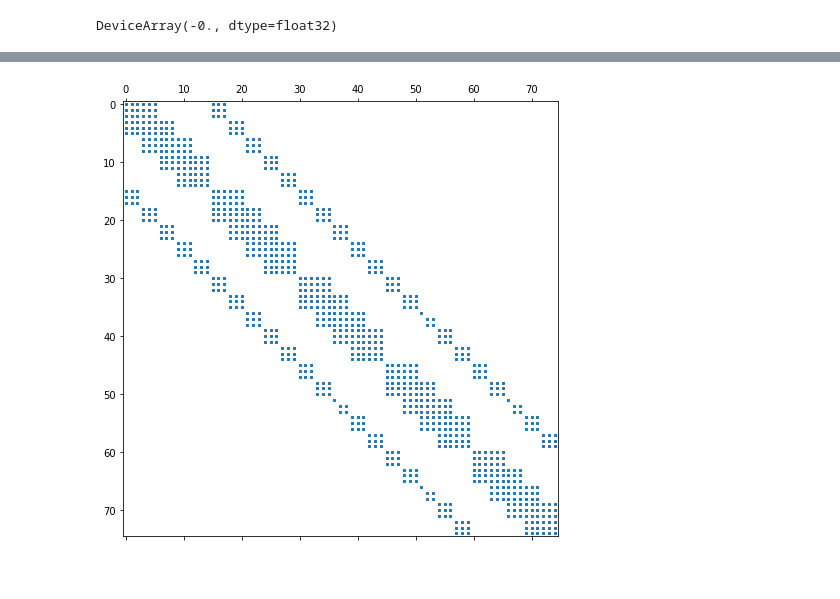
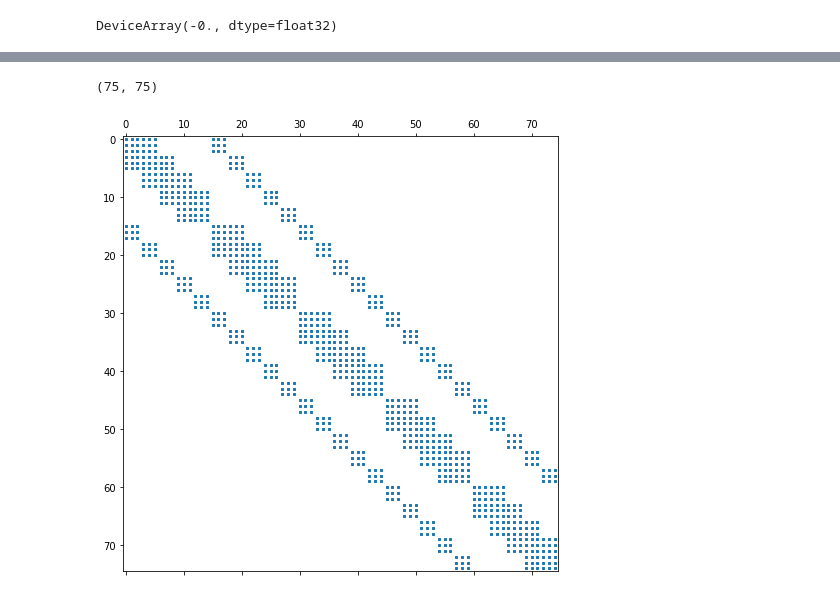
Before and after one commit to Victorlouisdg/simulators, a Jupyter notebook: jax_implicit_cloth.ipynb, the cells around one changed output, grey strips where cells are left out. Cells and saved outputs as stored; diff of their text form; code cells hidden in the pictures.

Commit message:
Cleaned up plotting

```diff
--- a/jax_implicit_cloth.ipynb
+++ b/jax_implicit_cloth.ipynb
@@ -216,7 +205,9 @@ def triangle_energy(positions, positions_uv, vertex_indices, k_stretch_u, k_stre
   energy = stretch_energy((x0, x1, x2), (uv0, uv1, uv2), k_stretch_u, k_stretch_v)
   return energy
 # %%
-def total_energy(positions, positions_uv, triangles, k_stretch_u, k_stretch_v):
+def total_energy(positions_flat, positions_uv, triangles, k_stretch_u, k_stretch_v):
+
+    positions = positions_flat.reshape(-1, 3) # reshape back into 3-column layout
 
     triangle_energy_jit = partial(triangle_energy,
                                 positions,
@@ -248,7 +239,7 @@ pinned_vertices = [0, 4]
 S = jnp.identity(system_size)
 
 for i in pinned_vertices:
-    S = index_update(S, index[slice3(i), slice3(i)], 0.0)
+    S = index_update(S, index[3*i:3*i+3, 3*i:3*i+3], 0.0)
 
 # DynDef: Since S is symmetric, we could just write SAS,
 # but the transpose makes the projection a little more visually obvious.
@@ -269,12 +260,12 @@ def simulate_step_implicit(carry, step_number, params):
 
     k, rest_positions_2D, triangles = params
 
-    f0 = calculate_forces(positions, rest_positions_2D, triangles, k, k)
-    dfdx = calculate_force_derivatives(positions, rest_positions_2D, triangles, k, k)
+    f0 = calculate_forces(positions.flatten(), rest_positions_2D, triangles, k, k)
+    dfdx = calculate_force_derivatives(positions.flatten(), rest_positions_2D, triangles, k, k)
 
     f0 = f0 + gravity_forces
 
-    v0 = velocities
+    v0 = velocities.flatten()
 
     # Equation (16) in Baraff-Witkin.
     A = M - (h * h) * dfdx
@@ -290,7 +281,9 @@ def simulate_step_implicit(carry, step_number, params):
 
     y = jax.scipy.sparse.linalg.cg(LHS_func, rhs)[0]
 
-    delta_v = y + z
+    x = y + z
+
+    delta_v = x.reshape(-1, 3)
 
     velocities_new = velocities + delta_v
     positions_new  = positions + velocities_new * dt
@@ -307,5 +300,5 @@ def simulate_full(k, positions, velocities):
     history = scan(simulate_step_partial, carry0, np.arange(steps))[1]
     return history
 
-history = jit(simulate_full)(1000.0, positions, velocities)
+history = jit(simulate_full)(10000.0, positions, velocities)
 # %%
@@ -334,8 +338,10 @@ animate_cloth(history, triangles)
 # %%
 import matplotlib.pyplot as plt
 
-dfdx = calculate_force_derivatives(history[-1], rest_positions_2D, triangles, k, k)
+dfdx = calculate_force_derivatives(history[-1].flatten(), rest_positions_2D, triangles, 200.0, 200.0)
+print(dfdx.shape)
 plt.figure(figsize=(8,8))
 plt.spy(dfdx, markersize=2.8);
 # %% [output]
+(75, 75)
-[figure, old version]
+[figure, new version]
```
Also changed, not shown: parts of 12 cells of this notebook.
